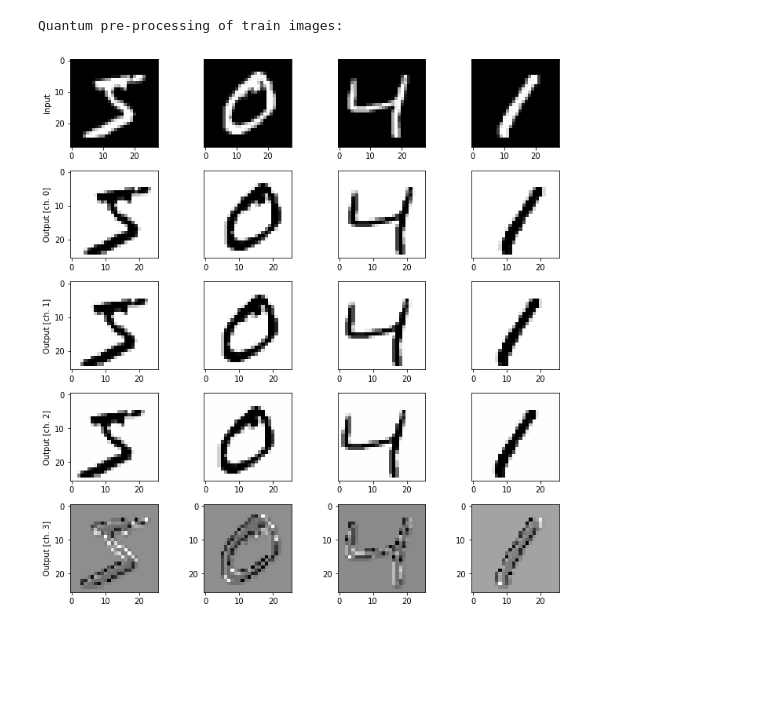
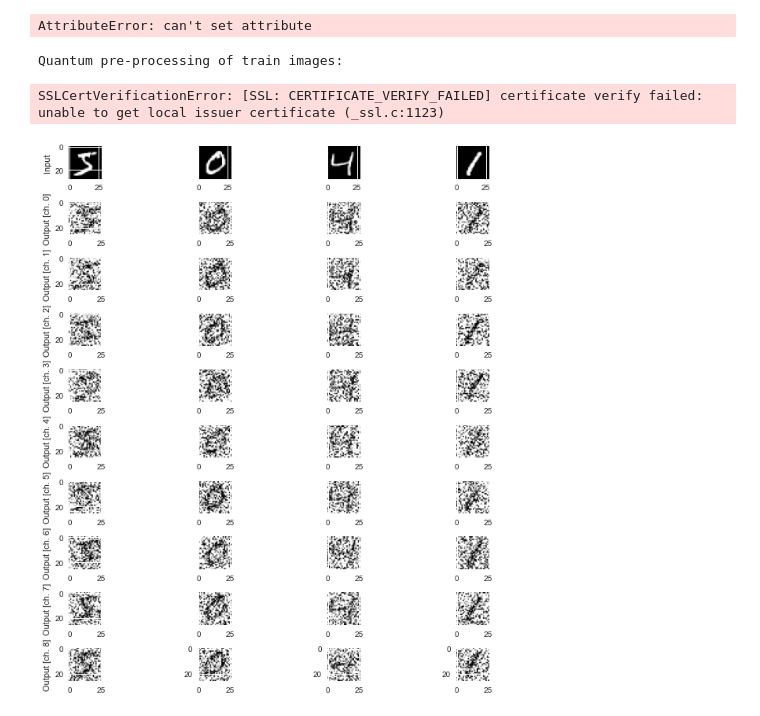
Before and after one commit to yunseo-kim/Qlassifier, a Jupyter notebook: Hojun Lee/QNN.ipynb, the cells around one changed output. Saved outputs shown, nothing was run; the diff lists cells and outputs as text; code cells hidden in the pictures; blank space fills up the shorter version.

```diff
--- a/Hojun Lee/QNN.ipynb
+++ b/Hojun Lee/QNN.ipynb
@@ -35,5 +38,21 @@ test_images = np.array(test_images[..., tf.newaxis], requires_grad=False)
 # %%
-dev = qml.device("default.qubit", wires=9)
+token1 = '2b740fada862fb6d9683487f84455ff8fccb2caaa3988e4f406d321ef67ce0644eb679211a1b6a377ec5ee9b3839d34434255304ab535a9ed11ce60703f07446'
+token2 = '08952555d263c29c9b015855d49bcbf0e7a3cb1354b5520743285bb48d19f0db420522be05c80dd1fb19179c42d798b238ae7b944568bb6e7e7284d9bfeb0209'
+
+from qiskit import IBMQ
+# IBMQ.save_account(token2)
+# provider = IBMQ.enable_account(token1)
+# dev = qml.device("default.qubit", wires=9)
+# dev = qml.device('qiskit.ibmq', wires=9, backend='ibmq_qasm_simulator',provider=provider)
+# IBMQ.get_provider(hub='ibm-q', group='open', project='main')
+dev = qml.device('qiskit.ibmq', wires=9, backend='ibmq_qasm_simulator',
+                 ibmqx_token=token1, hub='ibm-q', group='open', project='main')
+print(dev.capabilities()['backend'])
+# import pennylane as qml
+# from pennylane_ionq import ops
+
+# dev = qml.device("ionq.qpu", wires=9)
+
 # Random circuit parameters
 
 @qml.qnode(dev)
@@ -49,4 +68,6 @@ def circuit(phi):
 
     # Measurement producing 9 classical output values
     return [qml.expval(qml.PauliZ(j)) for j in range(9)]
+# %% [output]
+AttributeError: can't set attribute
 # %%
@@ -97,60 +118,37 @@ if PREPROCESS == True:
     q_test_images = np.asarray(q_test_images)
 
     # Save pre-processed images
-    np.save(SAVE_PATH + "q_train_images.npy", q_train_images)
-    np.save(SAVE_PATH + "q_test_images.npy", q_test_images)
+    np.save(SAVE_PATH + "q_train_images_f1_c9.npy", q_train_images)
+    np.save(SAVE_PATH + "q_test_images_f1_c9.npy", q_test_images)
 
 
 # Load pre-processed images
-q_train_images = np.load(SAVE_PATH + "q_train_images.npy")
-q_test_images = np.load(SAVE_PATH + "q_test_images.npy")
+q_train_images = np.load(SAVE_PATH + "q_train_images_f1_c9.npy")
+q_test_images = np.load(SAVE_PATH + "q_test_images_f1_c9.npy")
 # %% [output]
 Quantum pre-processing of train images:
+SSLCertVerificationError: [SSL: CERTIFICATE_VERIFY_FAILED] certificate verify failed: unable to get local issuer certificate (_ssl.c:1123)
-# %%
-if PREPROCESS == True:
-    q_train_images = []
-    print("Quantum pre-processing of train images:")
-    for idx, img in enumerate(train_images):
-        print("{}/{}        ".format(idx + 1, n_train), end="\r")
-        q_train_images.append(quanv(img))
-    q_train_images = np.asarray(q_train_images)
-
-    q_test_images = []
-    print("\nQuantum pre-processing of test images:")
-    for idx, img in enumerate(test_images):
-        print("{}/{}        ".format(idx + 1, n_test), end="\r")
-        q_test_images.append(quanv(img))
-    q_test_images = np.asarray(q_test_images)
-
-    # Save pre-processed images
-    np.save(SAVE_PATH + "q_train_images.npy", q_train_images)
-    np.save(SAVE_PATH + "q_test_images.npy", q_test_images)
-
-
-# Load pre-processed images
-q_train_images = np.load(SAVE_PATH + "q_train_images.npy")
-q_test_images = np.load(SAVE_PATH + "q_test_images.npy")
 # %%
 n_samples = 4
-n_channels = 4
+n_channels = 9
 fig, axes = plt.subplots(1 + n_channels, n_samples, figsize=(10, 10))
 for k in range(n_samples):
     axes[0, 0].set_ylabel("Input")
     if k != 0:
         axes[0, k].yaxis.set_visible(False)
     axes[0, k].imshow(train_images[k, :, :, 0], cmap="gray")
 
     # Plot all output channels
     for c in range(n_channels):
         axes[c + 1, 0].set_ylabel("Output [ch. {}]".format(c))
         if k != 0:
             axes[c, k].yaxis.set_visible(False)
         axes[c + 1, k].imshow(q_train_images[k, :, :, c], cmap="gray")
 
 plt.tight_layout()
 plt.show()
 # %% [output]
-[figure, old version]
+[figure, new version]
 # %%
 def MyModel():
     """Initializes and returns a custom Keras model
```
Also changed, not shown: parts of 6 cells of this notebook, 3 other files.
